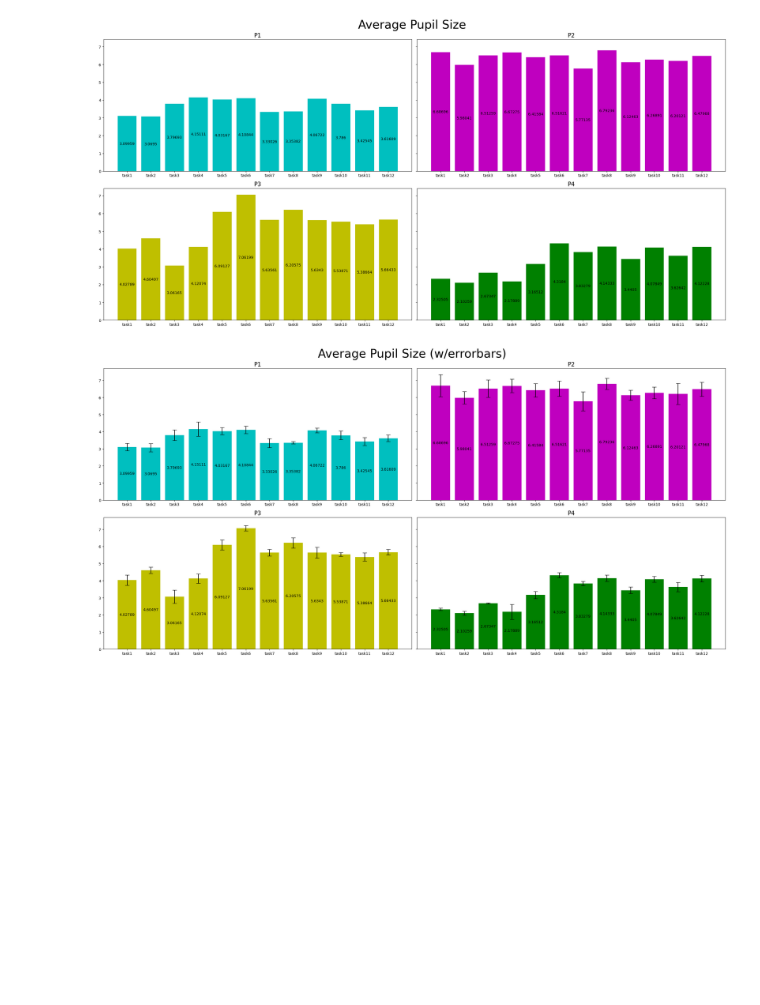
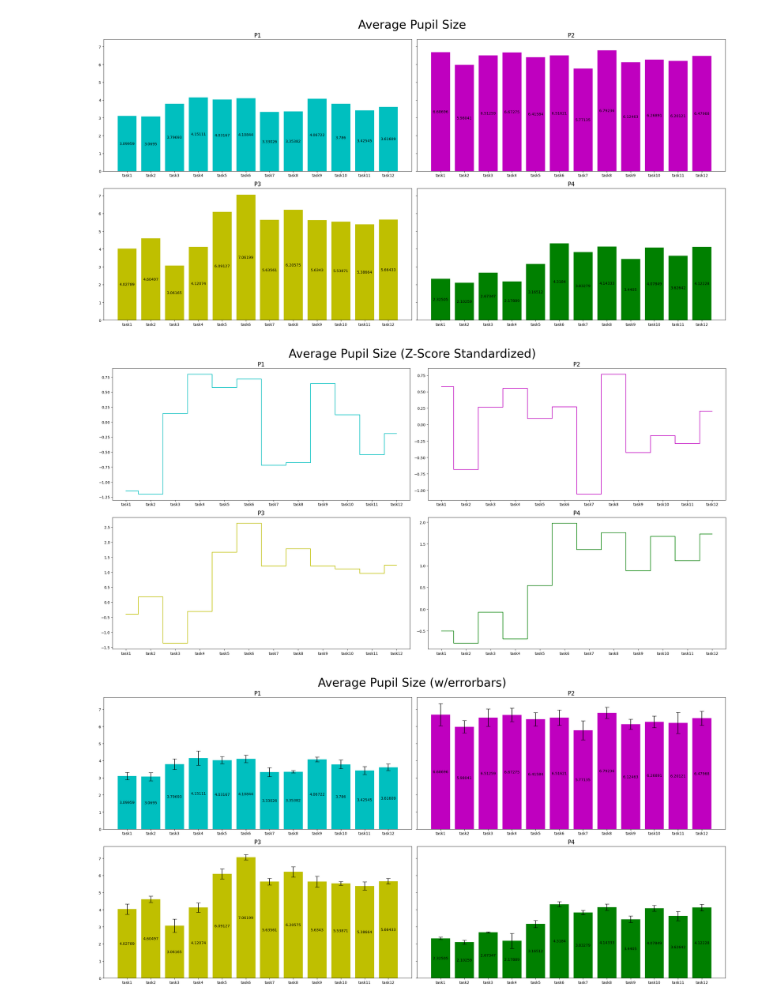
Before and after one commit to wnetzel/Pilot-Study, a Jupyter notebook: Notebooks/Pupils.ipynb, the cells around one changed output. Drawn from its saved outputs; the diff is of its cells as text; code cells hidden in the pictures; blank space fills up the shorter version.

Commit message:
Added pupil Z-score // EMG NaN-fix

```diff
--- a/Notebooks/Pupils.ipynb
+++ b/Notebooks/Pupils.ipynb
@@ -180,14 +227,20 @@ dtype: float64
 # Making a dictionary of Average Pupil Size for task of each participant:
 avg_pup_dict = {}
 
+#P
 for prt in dataframes:
     # Participant
     avg_pup_dict[prt] = {}
+
     for tsk in dataframes[prt]:
-        # Task
+        # Task mean/std
         avg_pup_dict[prt][tsk] = {}
-        avg_pup_dict[prt][tsk][tsk+'_mean'] = dataframes[prt][tsk].mean()[0]
-        avg_pup_dict[prt][tsk][tsk+'_std'] = dataframes[prt][tsk].std()[0]
+        avg_pup_dict[prt][tsk][tsk+'_mean'] = dataframes[prt][tsk][raw].mean()
+        avg_pup_dict[prt][tsk][tsk+'_std'] = dataframes[prt][tsk][raw].std()
+
+        # Task Z-score
+        avg_pup_dict[prt][tsk][tsk+'_zscore'] = dataframes[prt][tsk][zscore].mean()
+        avg_pup_dict[prt][tsk][tsk+'_z_std'] = dataframes[prt][tsk][zscore].std()
 # %%
 avg_pup_dict['P4']['task1']
 # %% [output]
@@ -235,16 +291,23 @@ for tsk in avg_pup_dict['P1']:
 # Making a list of Pupil Size means & std
 avg_pup_plot = []
 avg_pup_yerr = []
+
+# Making a list of Z-score
+avg_pup_plot_z = []
 
 
 # Participant
 for i, prt in enumerate(avg_pup_dict):
     avg_pup_plot.append([])
     avg_pup_yerr.append([])
+
+    avg_pup_plot_z.append([])
     # Task
     for tsk in avg_pup_dict[prt]:
         avg_pup_plot[i].append(avg_pup_dict[prt][tsk][tsk+'_mean'])
         avg_pup_yerr[i].append(avg_pup_dict[prt][tsk][tsk+'_std'])
+
+        avg_pup_plot_z[i].append(avg_pup_dict[prt][tsk][tsk+'_zscore'])
 # %%
 fig, axs = plt.subplots(2, 2, figsize=(24, 12), sharey=True)
 
@@ -275,6 +338,33 @@ plt.savefig('./plots/pup_bar.pdf')
 plt.show()
 # %% [output]
 [figure]
+# %%
+# Z-Score
+
+fig, axs = plt.subplots(2, 2, figsize=(24, 12), sharey=False)
+
+fig.suptitle('Average Pupil Size (Z-Score Standardized)', fontsize=32)
+
+rects1 = axs[0,0].plot(labels, avg_pup_plot_z[0], color='c', ds='steps-mid')
+rects2 = axs[0,1].plot(labels, avg_pup_plot_z[1], color='m', ds='steps-mid')
+rects3 = axs[1,0].plot(labels, avg_pup_plot_z[2], color='y', ds='steps-mid')
+rects4 = axs[1,1].plot(labels, avg_pup_plot_z[3], color='g', ds='steps-mid')
+
+axs[0,0].set_title('P1', fontsize=16)
+axs[0,1].set_title('P2', fontsize=16)
+axs[1,0].set_title('P3', fontsize=16)
+axs[1,1].set_title('P4', fontsize=16)
+
+#axs[0,0].bar_label(rects1, label_type='center')
+#axs[0,1].bar_label(rects2, label_type='center')
+#axs[1,0].bar_label(rects3, label_type='center')
+#axs[1,1].bar_label(rects4, label_type='center')
+
+fig.tight_layout()
+plt.savefig('./plots/pup_plot_zscore.pdf')
+plt.show()
+# %% [output]
+[figure, added]
 # %%
 fig, axs = plt.subplots(2, 2, figsize=(24, 12), sharey=True)
 
```
Also changed, not shown: parts of 12 cells of this notebook, 15 other files.
